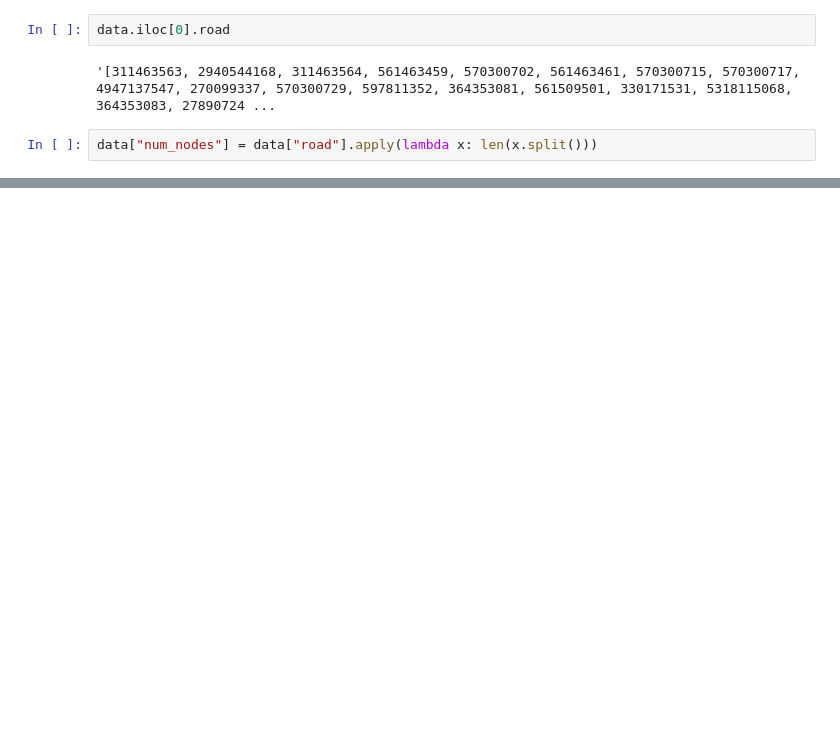
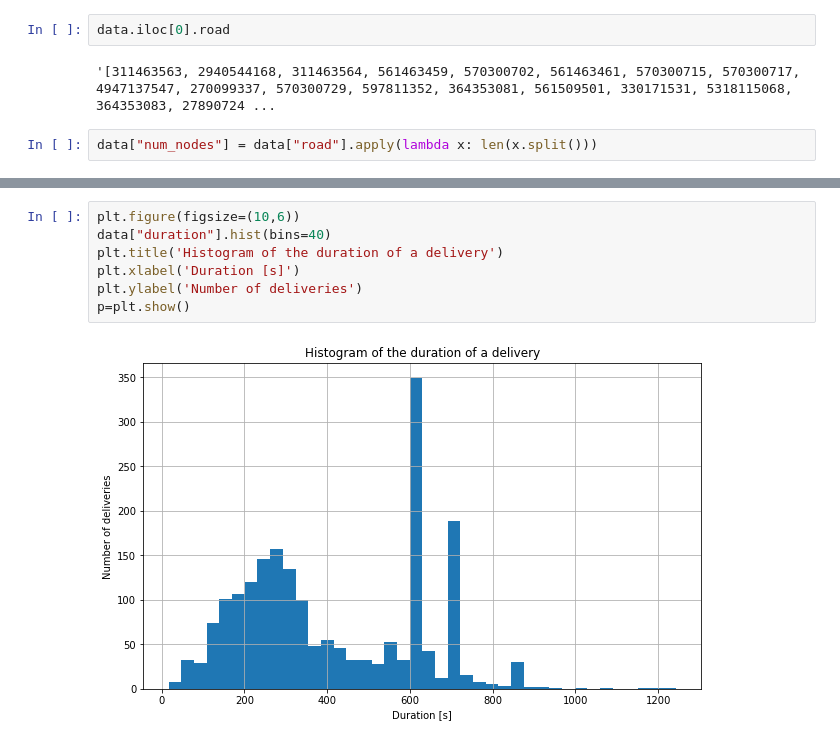
Before and after one commit to davidedidio/dataviz-smood, a Jupyter notebook: notebooks/analysis.ipynb, the cells around one changed output, grey strips where cells are left out. Cells and saved outputs as stored; diff of their text form; blank space fills up the shorter version.

```diff
--- a/notebooks/analysis.ipynb
+++ b/notebooks/analysis.ipynb
@@ -76,0 +97,9 @@ data.sample(1)
+# %%
+plt.figure(figsize=(10,6))
+data["duration"].hist(bins=40)
+plt.title('Histogram of the duration of a delivery')
+plt.xlabel('Duration [s]')
+plt.ylabel('Number of deliveries')
+p=plt.show()
+# %% [output]
+[figure, added]
```
Also changed, not shown: parts of 11 cells of this notebook, 2 other files.
